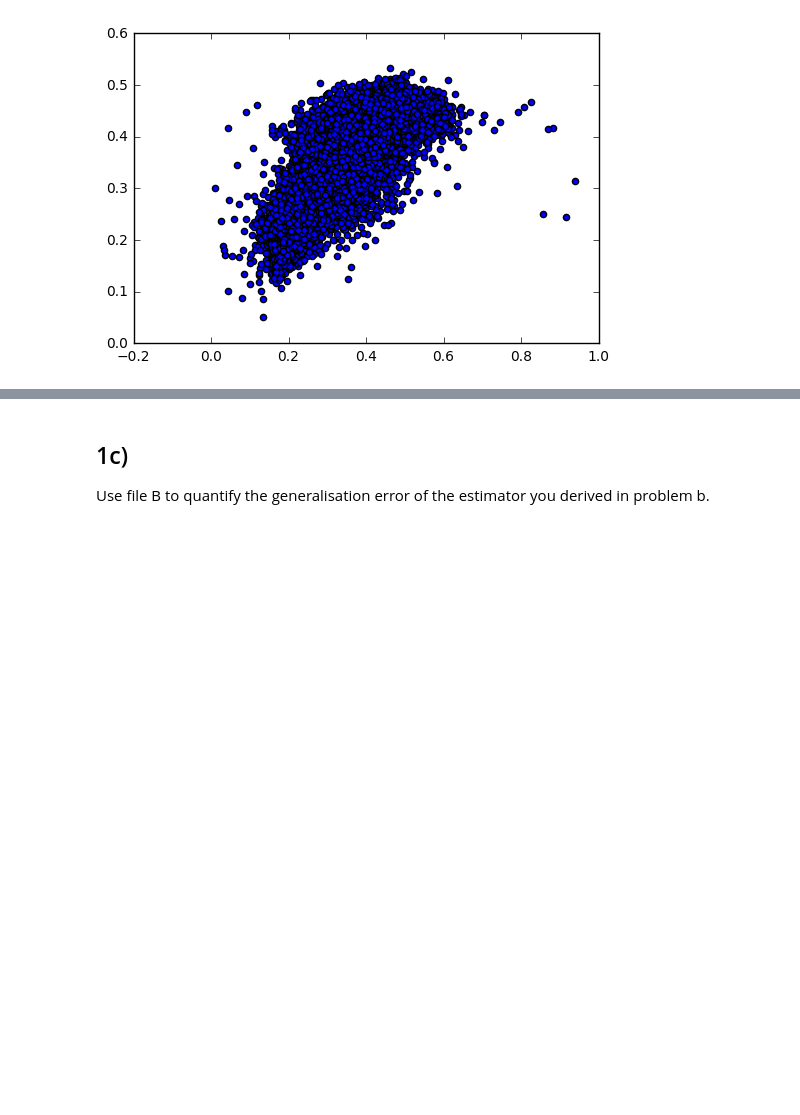
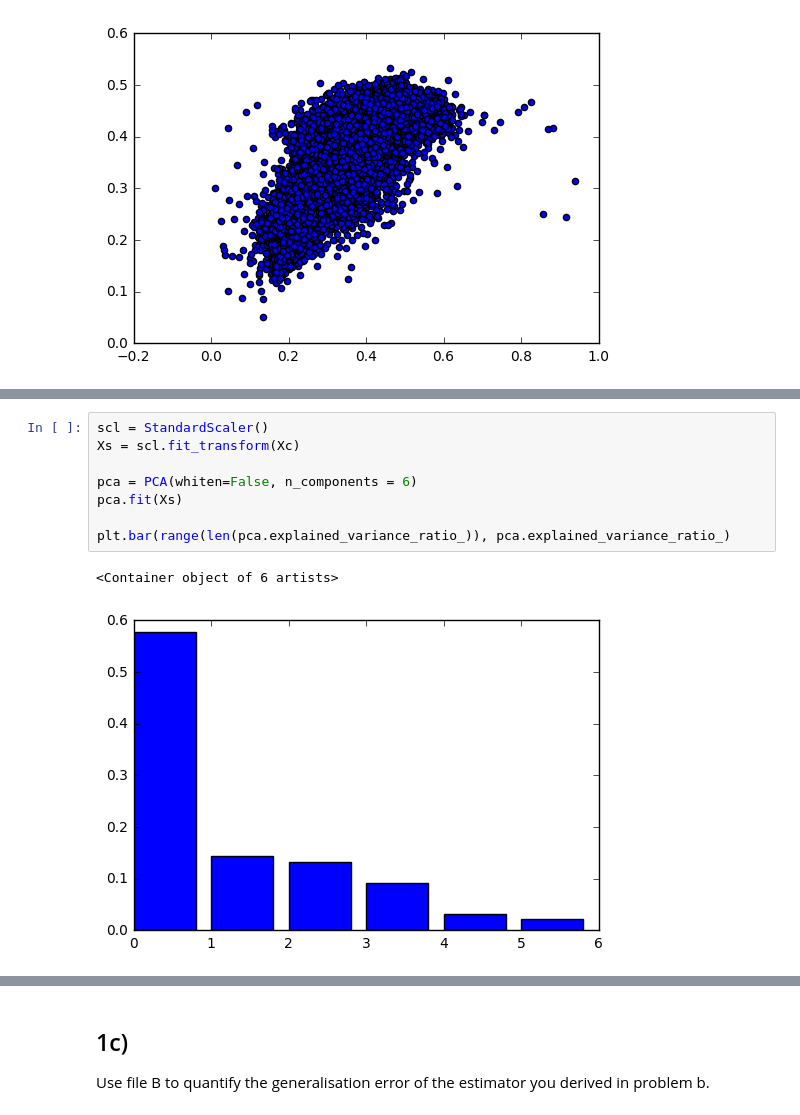
Before and after one commit to EStoop/Final-Project-DBDM, a Jupyter notebook: Final2.ipynb, the cells around one changed output, grey strips where cells are left out. Drawn from its saved outputs; the diff is of its cells as text; blank space fills up the shorter version.

```diff
--- a/Final2.ipynb
+++ b/Final2.ipynb
@@ -98,0 +116,11 @@ plt.scatter(ya, pred1)
+# %%
+scl = StandardScaler()
+Xs = scl.fit_transform(Xc)
+
+pca = PCA(whiten=False, n_components = 6)
+pca.fit(Xs)
+
+plt.bar(range(len(pca.explained_variance_ratio_)), pca.explained_variance_ratio_)
+# %% [output]
+<Container object of 6 artists>
+[figure, added]
```
Also changed, not shown: parts of 9 cells of this notebook, 2 other files.
